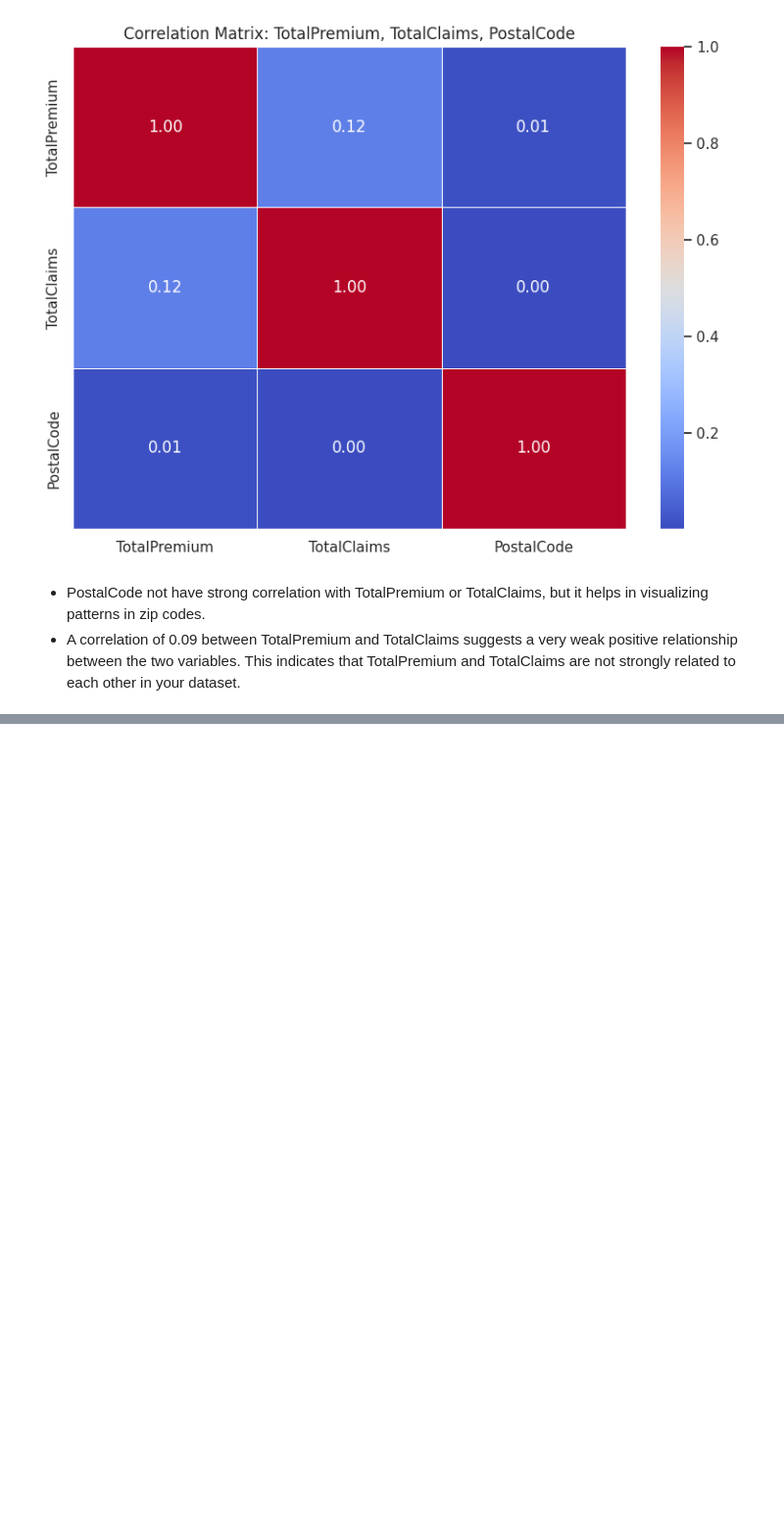
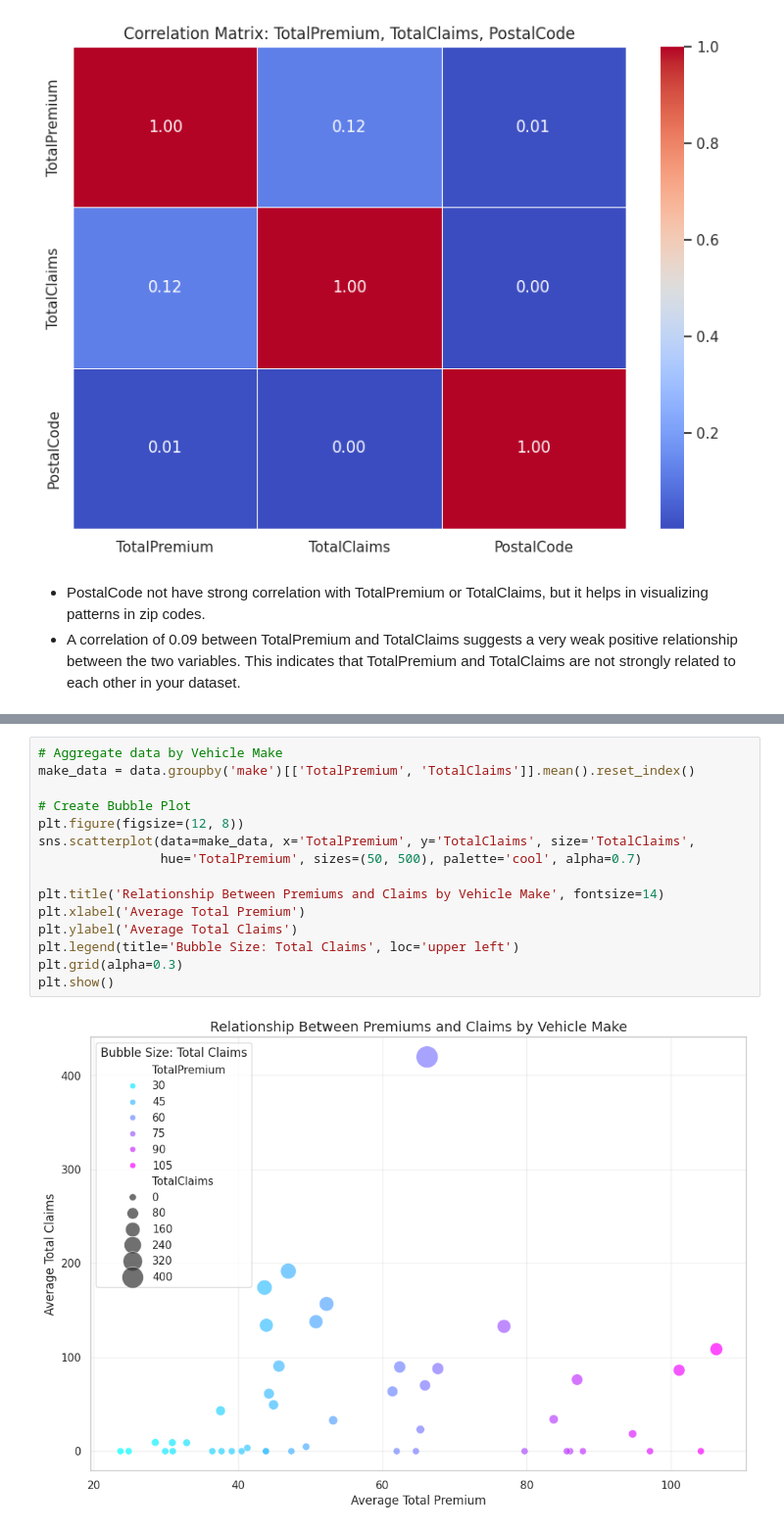
Before and after one commit to wendirad/weekThree, a Jupyter notebook: notebooks/task_1.ipynb, the cells around one changed output, grey strips where cells are left out. Shown: that part at 98% size. Drawn from its saved outputs; the diff is of its cells as text; blank space fills up the shorter version.

```diff
--- a/notebooks/task_1.ipynb
+++ b/notebooks/task_1.ipynb
@@ -199,0 +303,17 @@ plt.show()
+# %%
+# Aggregate data by Vehicle Make
+make_data = data.groupby('make')[['TotalPremium', 'TotalClaims']].mean().reset_index()
+
+# Create Bubble Plot
+plt.figure(figsize=(12, 8))
+sns.scatterplot(data=make_data, x='TotalPremium', y='TotalClaims', size='TotalClaims',
+                hue='TotalPremium', sizes=(50, 500), palette='cool', alpha=0.7)
+
+plt.title('Relationship Between Premiums and Claims by Vehicle Make', fontsize=14)
+plt.xlabel('Average Total Premium')
+plt.ylabel('Average Total Claims')
+plt.legend(title='Bubble Size: Total Claims', loc='upper left')
+plt.grid(alpha=0.3)
+plt.show()
+# %% [output]
+[figure, added]
```
Also changed, not shown: parts of 6 cells of this notebook.
